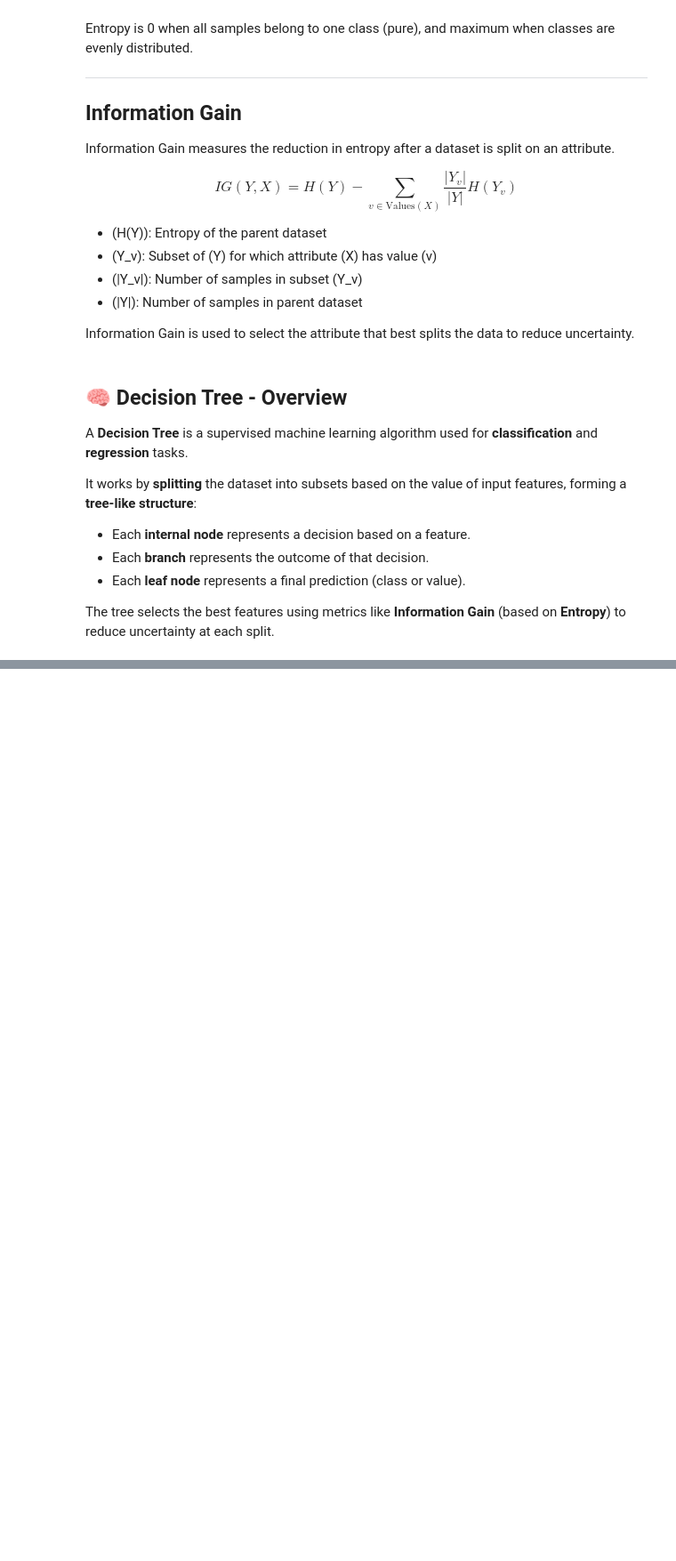
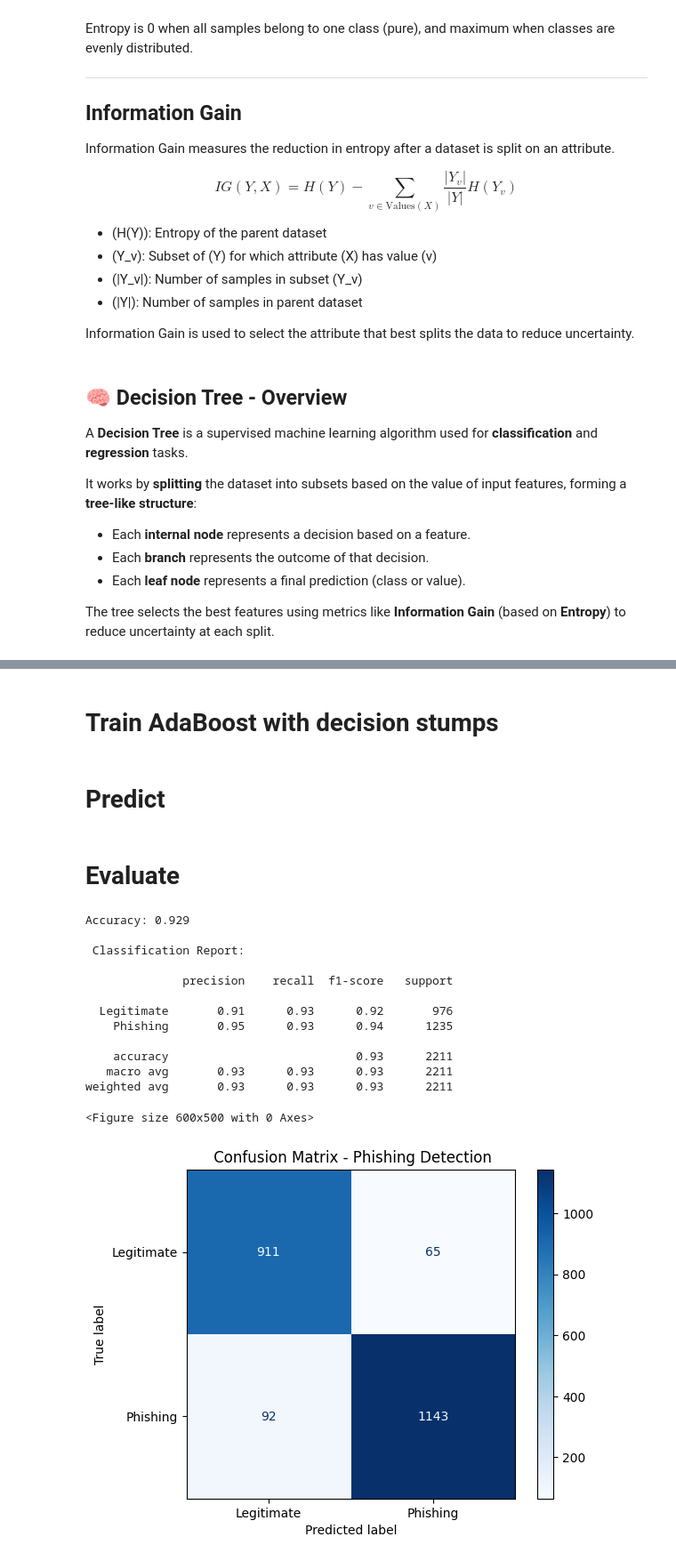
Before and after one commit to Kareemnat12/Machine_learningFinal, a Jupyter notebook: final.ipynb, the cells around one changed output, grey strips where cells are left out. Shown at 89% size. Drawn from its saved outputs; the diff is of its cells as text; code cells hidden in the pictures; blank space fills up the shorter version.

```diff
--- a/final.ipynb
+++ b/final.ipynb
@@ -365,0 +457,27 @@ weighted avg       0.93      0.92      0.92      2211
+# %% [markdown]
+# Train AdaBoost with decision stumps
+# %%
+stumps = AdaBoost_train(X_train, y_train, n_clf=10)
+# %% [markdown]
+# Predict
+# %%
+y_pred = AdaBoost_predict(X_test, stumps)
+# %% [markdown]
+# Evaluate
+# %%
+evaluate_model(y_test, y_pred)
+# %% [output]
+Accuracy: 0.929
+
+ Classification Report:
+
+              precision    recall  f1-score   support
+
+  Legitimate       0.91      0.93      0.92       976
+    Phishing       0.95      0.93      0.94      1235
+
+    accuracy                           0.93      2211
+   macro avg       0.93      0.93      0.93      2211
+weighted avg       0.93      0.93      0.93      2211
+<Figure size 600x500 with 0 Axes>
+[figure, added]
```
Also changed, not shown: parts of 4 cells of this notebook.
